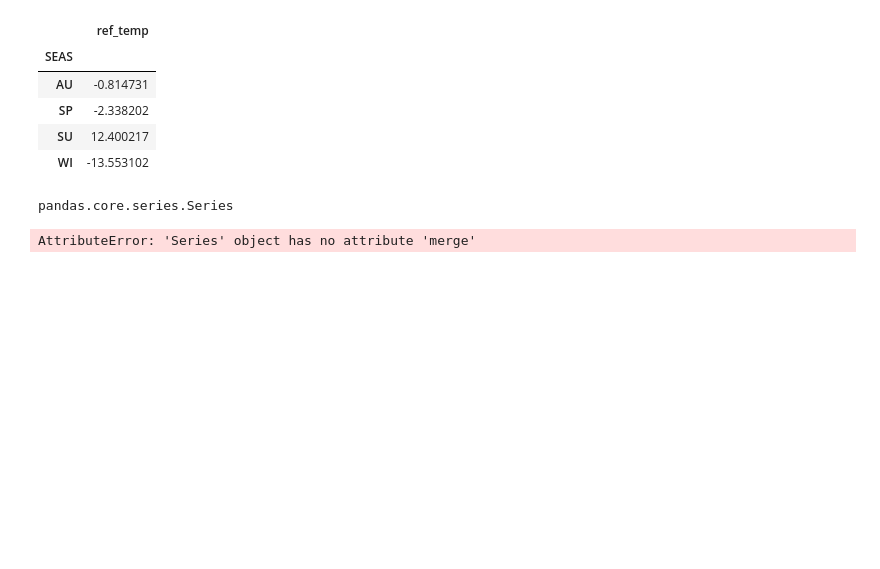
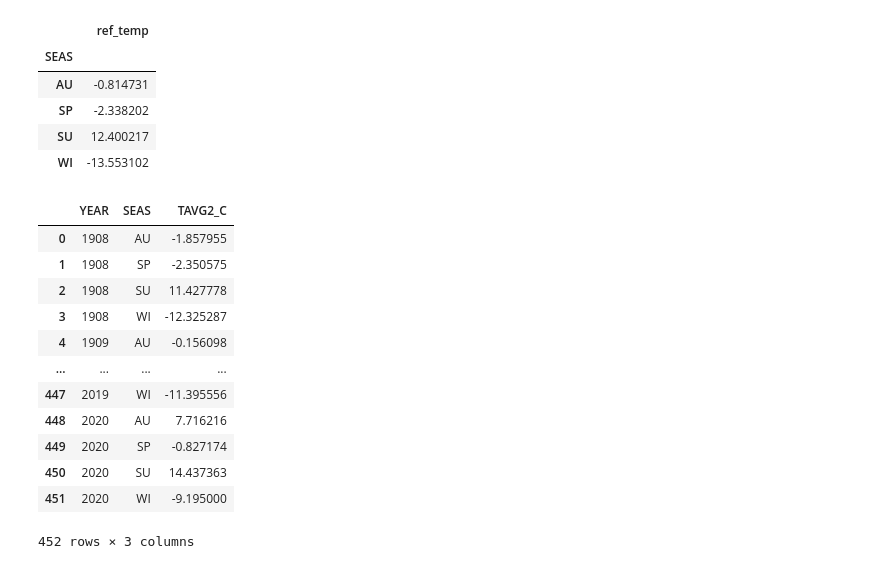
Before and after one commit to cdbyl/cdbyl_geopython, a Jupyter notebook: Final-exercise/seasonal-weather-anomalies.ipynb, the cells around one changed output. Saved outputs shown, nothing was run; the diff lists cells and outputs as text; code cells hidden in the pictures; blank space fills up the shorter version.

```diff
--- a/Final-exercise/seasonal-weather-anomalies.ipynb
+++ b/Final-exercise/seasonal-weather-anomalies.ipynb
@@ -90,13 +91,19 @@ seasonal_data_5180
 | SP | -2.338202 |
 | SU | 12.400217 |
 | WI | -13.553102 |
-# %%
-type(grouped)
-grouped.to_frame("seasonal_data")
-type(seasonal_data)
-# %% [output]
-pandas.core.series.Series
-# %%
-seasonal_data=seasonal_data.merge(seasonal_data_5180, on='SEAS', how = 'left')
-# %% [output]
-AttributeError: 'Series' object has no attribute 'merge'
+# %%
+df
+# %% [output]
+|  | YEAR | SEAS | TAVG2_C |
+| 0 | 1908 | AU | -1.857955 |
+| 1 | 1908 | SP | -2.350575 |
+| 2 | 1908 | SU | 11.427778 |
+| 3 | 1908 | WI | -12.325287 |
+| 4 | 1909 | AU | -0.156098 |
+| ... | ... | ... | ... |
+| 447 | 2019 | WI | -11.395556 |
+| 448 | 2020 | AU | 7.716216 |
+| 449 | 2020 | SP | -0.827174 |
+| 450 | 2020 | SU | 14.437363 |
+| 451 | 2020 | WI | -9.195000 |
+452 rows × 3 columns
```
Also changed, not shown: parts of 11 cells of this notebook, 1 other file.
